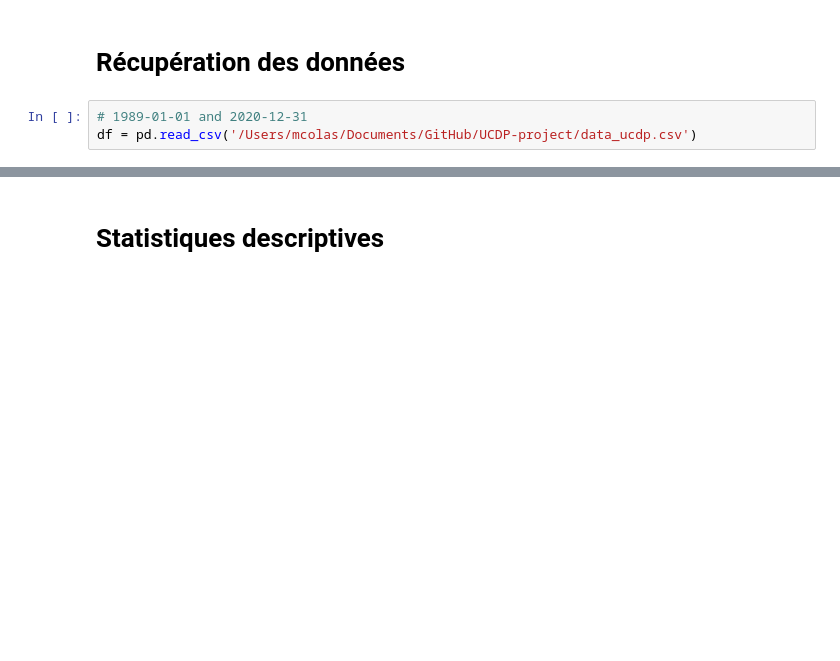
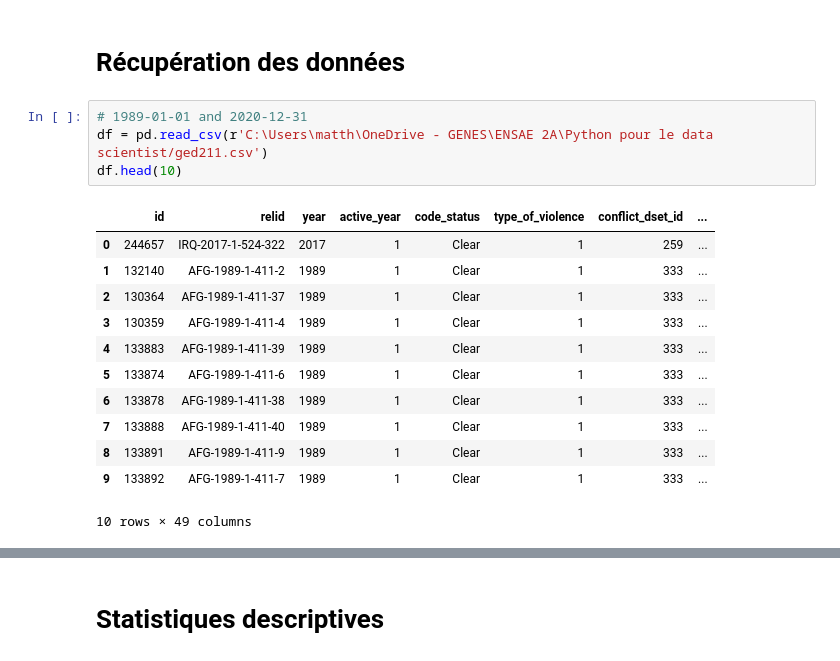
Before and after one commit to LexAdrim/UCDP-project, a Jupyter notebook: main.ipynb, the cells around one changed output, grey strips where cells are left out. Saved outputs shown, nothing was run; the diff lists cells and outputs as text; blank space fills up the shorter version.

```diff
--- a/main.ipynb
+++ b/main.ipynb
@@ -54,7 +124,21 @@ Note: you may need to restart the kernel to use updated packages.
 # Récupération des données
 # %%
 # 1989-01-01 and 2020-12-31
-df = pd.read_csv('/Users/mcolas/Documents/GitHub/UCDP-project/data_ucdp.csv')
+df = pd.read_csv(r'C:\Users\matth\OneDrive - GENES\ENSAE 2A\Python pour le data scientist/ged211.csv')
+df.head(10)
+# %% [output]
+|  | id | relid | year | active_year | code_status | type_of_violence | conflict_dset_id | ... |
+| 0 | 244657 | IRQ-2017-1-524-322 | 2017 | 1 | Clear | 1 | 259 | ... |
+| 1 | 132140 | AFG-1989-1-411-2 | 1989 | 1 | Clear | 1 | 333 | ... |
+| 2 | 130364 | AFG-1989-1-411-37 | 1989 | 1 | Clear | 1 | 333 | ... |
+| 3 | 130359 | AFG-1989-1-411-4 | 1989 | 1 | Clear | 1 | 333 | ... |
+| 4 | 133883 | AFG-1989-1-411-39 | 1989 | 1 | Clear | 1 | 333 | ... |
+| 5 | 133874 | AFG-1989-1-411-6 | 1989 | 1 | Clear | 1 | 333 | ... |
+| 6 | 133878 | AFG-1989-1-411-38 | 1989 | 1 | Clear | 1 | 333 | ... |
+| 7 | 133888 | AFG-1989-1-411-40 | 1989 | 1 | Clear | 1 | 333 | ... |
+| 8 | 133891 | AFG-1989-1-411-9 | 1989 | 1 | Clear | 1 | 333 | ... |
+| 9 | 133892 | AFG-1989-1-411-7 | 1989 | 1 | Clear | 1 | 333 | ... |
+10 rows × 49 columns
 # %%
 # Création d'une première base comportant des variables par pays et année que l'on utilisera dans la partie modélisation
 
```
Also changed, not shown: parts of 15 cells of this notebook.
